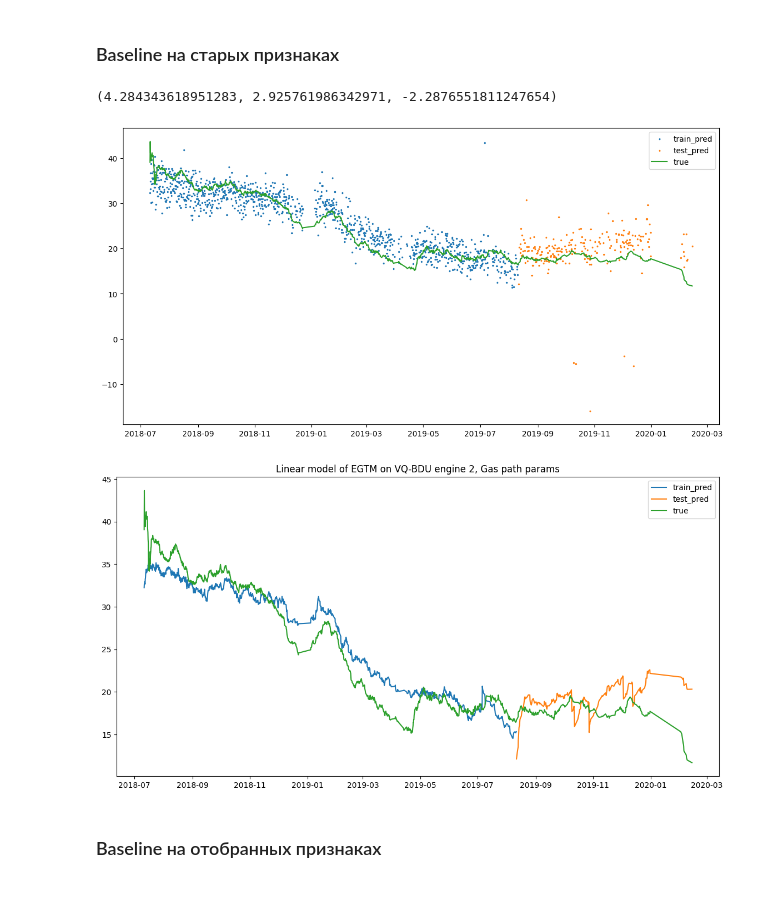
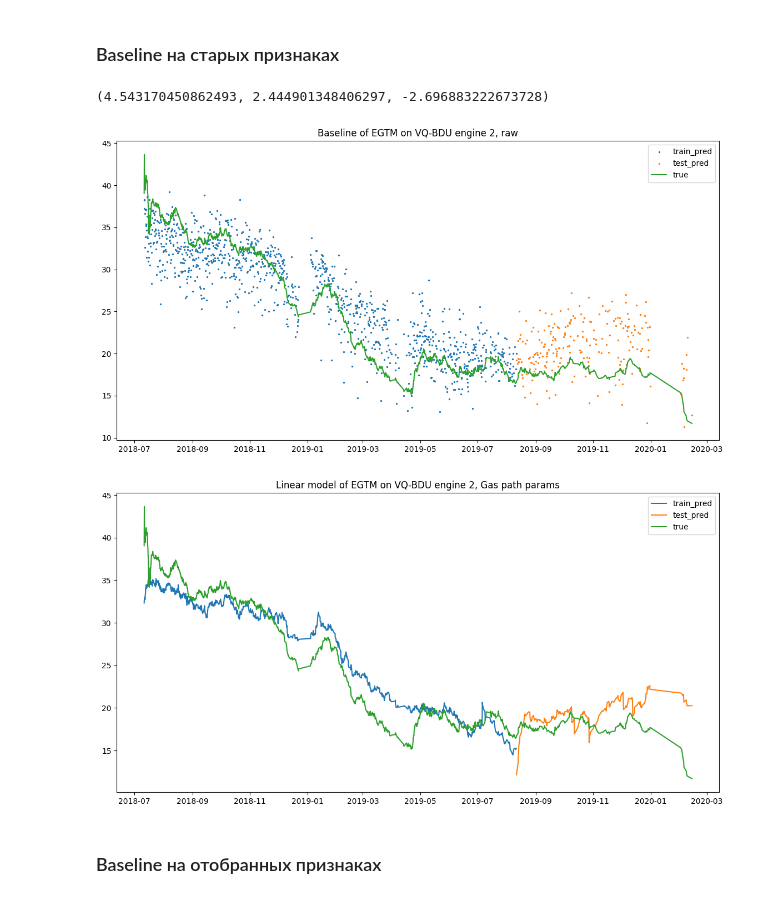
Before and after one commit to skeptlk/ecm, a Jupyter notebook: 27_dec_selected_gas_params.ipynb, the cells around one changed output. Cells and saved outputs as stored; diff of their text form; code cells hidden in the pictures.

Commit message:
Continue visualizations

```diff
--- a/27_dec_selected_gas_params.ipynb
+++ b/27_dec_selected_gas_params.ipynb
@@ -122,19 +124,19 @@ data = dataset.copy(deep=False)
 X = data[adj_features].fillna(0)
 y = data['egtm']
 # %%
-mse, mae, r2, model, predicted_train, predicted_test, train_i, y_test = train_model(X, y, alpha=40)
+mse, mae, r2, model, predicted_train, predicted_test, train_i, y_test = train_model(X, y, alpha=50)
 
 mse, mae, r2
 # %% [output]
-(4.284343618951283, 2.925761986342971, -2.2876551811247654)
+(4.543170450862493, 2.444901348406297, -2.696883222673728)
 # %%
-plot_predictions(data.reset_index(), 'VQ-BDU', 2, train_i, predicted_test, predicted_train, is_smooth=False, title="")
+plot_predictions(data.reset_index(), 'VQ-BDU', 2, train_i, predicted_test, predicted_train, is_smooth=False, title="Baseline of EGTM on VQ-BDU engine 2, raw")
 # %% [output]
-[figure, old version]
+[figure, new version]
 # %%
 plot_predictions(data.reset_index(), 'VQ-BDU', 2, train_i, predicted_test, predicted_train, is_smooth=True)
 # %% [output]
-[figure, old version]
+[figure, new version]
 # %% [markdown]
 ### Baseline на отобранных признаках
 # %%
```
Also changed, not shown: parts of 3 cells of this notebook, 2 other files.
